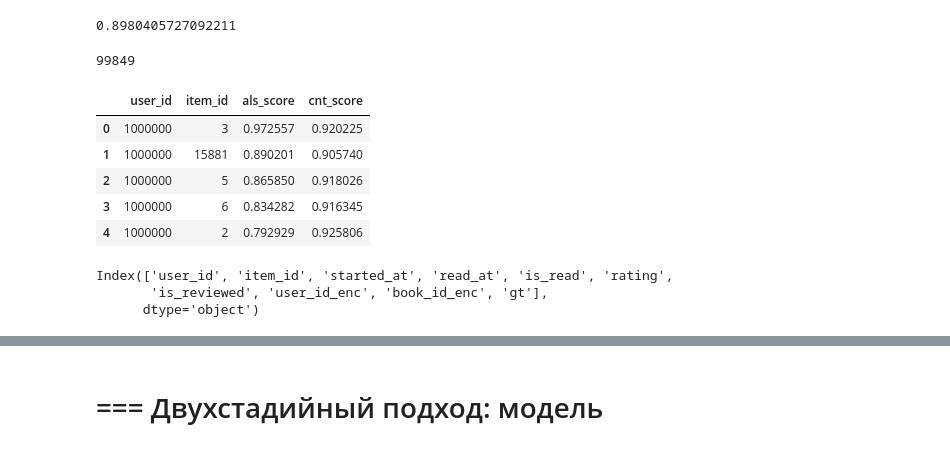
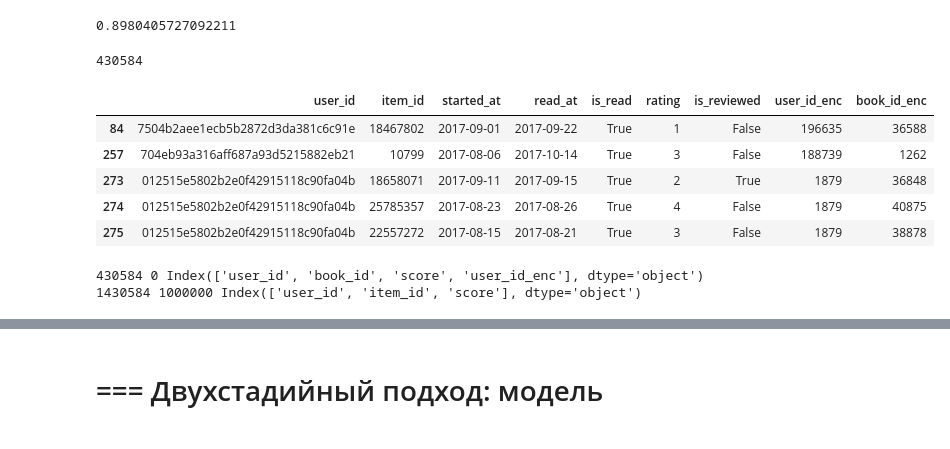
Before and after one commit to Yoshigonnawin/mle-recsys-start, a Jupyter notebook: main_offline.ipynb, the cells around one changed output, grey strips where cells are left out. Cells and saved outputs as stored; diff of their text form; code cells hidden in the pictures.

```diff
--- a/main_offline.ipynb
+++ b/main_offline.ipynb
@@ -408,31 +409,54 @@ events_test2  = events_test.rename(columns={"book_id":"item_id"})
 events_labels = events_test2[split_date_for_labels_idx]
 events_test_2 = events_test2[~split_date_for_labels_idx]
 # %%
-events_labels['user_id'].nunique()
+print(events_labels["user_id_enc"].max())
+events_labels.head()
 # %% [output]
-99849
+430584
+|  | user_id | item_id | started_at | read_at | is_read | rating | is_reviewed | user_id_enc | book_id_enc |
+| 84 | 7504b2aee1ecb5b2872d3da381c6c91e | 18467802 | 2017-09-01 | 2017-09-22 | True | 1 | False | 196635 | 36588 |
+| 257 | 704eb93a316aff687a93d5215882eb21 | 10799 | 2017-08-06 | 2017-10-14 | True | 3 | False | 188739 | 1262 |
+| 273 | 012515e5802b2e0f42915118c90fa04b | 18658071 | 2017-09-11 | 2017-09-15 | True | 2 | True | 1879 | 36848 |
+| 274 | 012515e5802b2e0f42915118c90fa04b | 25785357 | 2017-08-23 | 2017-08-26 | True | 4 | False | 1879 | 40875 |
+| 275 | 012515e5802b2e0f42915118c90fa04b | 22557272 | 2017-08-15 | 2017-08-21 | True | 3 | False | 1879 | 38878 |
 # %%
 # загружаем рекомендации от двух базовых генераторов
-als_recommendations = pd.read_parquet("candidates/training/als_recommendations.parquet")
-content_recommendations = pd.read_parquet("candidates/training/content_recommendations.parquet")
+# als_recommendations = pd.read_parquet("candidates/training/als_recommendations.parquet")
+als_recommendations = pd.read_parquet("als_recommendations.parquet")
+als_recommendations["user_id_enc"] = user_encoder.transform(
+    als_recommendations["user_id"]
+)
+content_recommendations = pd.read_parquet(
+    "candidates/training/content_recommendations.parquet"
+)
 
-candidates = pd.merge(
-    als_recommendations[["user_id", "item_id", "score"]].rename(columns={"score": "als_score"}),
-    content_recommendations[["user_id", "item_id", "score"]].rename(columns={"score": "cnt_score"}),
-    on=["user_id","item_id"],
-    how="outer")
+print(
+    als_recommendations["user_id_enc"].max(),
+    als_recommendations["user_id_enc"].min(),
+    als_recommendations.columns,
+)
+
+print(
+    content_recommendations["user_id"].max(),
+    content_recommendations["user_id"].min(),
+    content_recommendations.columns,
+)
+
+candidates = als_recommendations[["user_id_enc", "book_id", "score"]].rename(
+    columns={"score": "als_score", "book_id": "item_id", "user_id_enc": "user_id"}
+)
+
+
+# candidates = pd.merge(
+#     als_recommendations[["user_id", "item_id", "score"]].rename(
+#         columns={"score": "als_score"}
+#     ),
+#     content_recommendations[["user_id", "item_id", "score"]].rename(
+#         columns={"score": "cnt_score"}
+#     ),
+#     on=["user_id", "item_id"],
+#     how="outer",
+# )
+# %% [output]
+430584 0 Index(['user_id', 'book_id', 'score', 'user_id_enc'], dtype='object')
+1430584 1000000 Index(['user_id', 'item_id', 'score'], dtype='object')
-# %%
-candidates.head()
-# %% [output]
-|  | user_id | item_id | als_score | cnt_score |
-| 0 | 1000000 | 3 | 0.972557 | 0.920225 |
-| 1 | 1000000 | 15881 | 0.890201 | 0.905740 |
-| 2 | 1000000 | 5 | 0.865850 | 0.918026 |
-| 3 | 1000000 | 6 | 0.834282 | 0.916345 |
-| 4 | 1000000 | 2 | 0.792929 | 0.925806 |
-# %%
-events_labels.columns
-# %% [output]
-Index(['user_id', 'item_id', 'started_at', 'read_at', 'is_read', 'rating',
-       'is_reviewed', 'user_id_enc', 'book_id_enc', 'gt'],
-      dtype='object')
```
Also changed, not shown: parts of 13 cells of this notebook.
